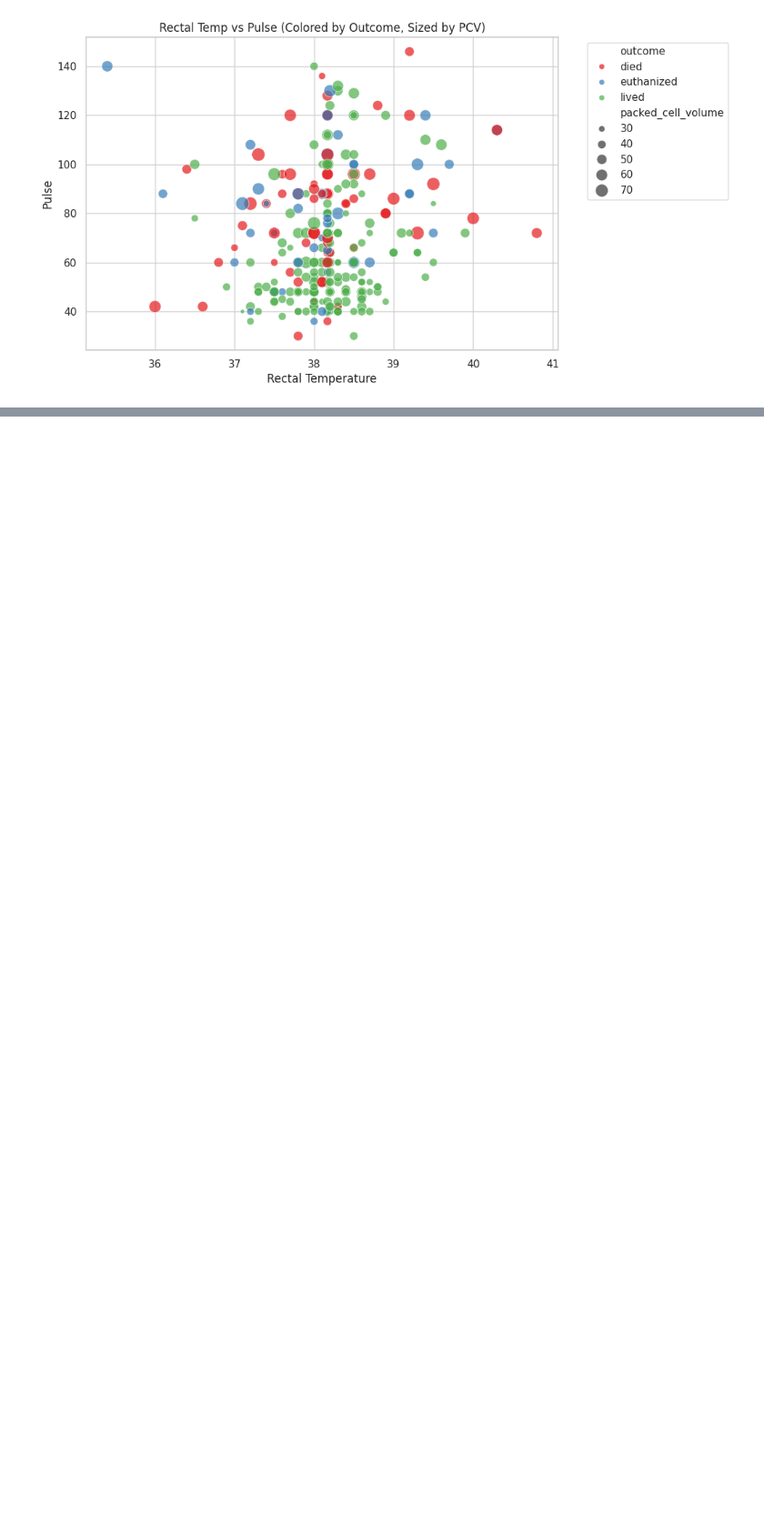
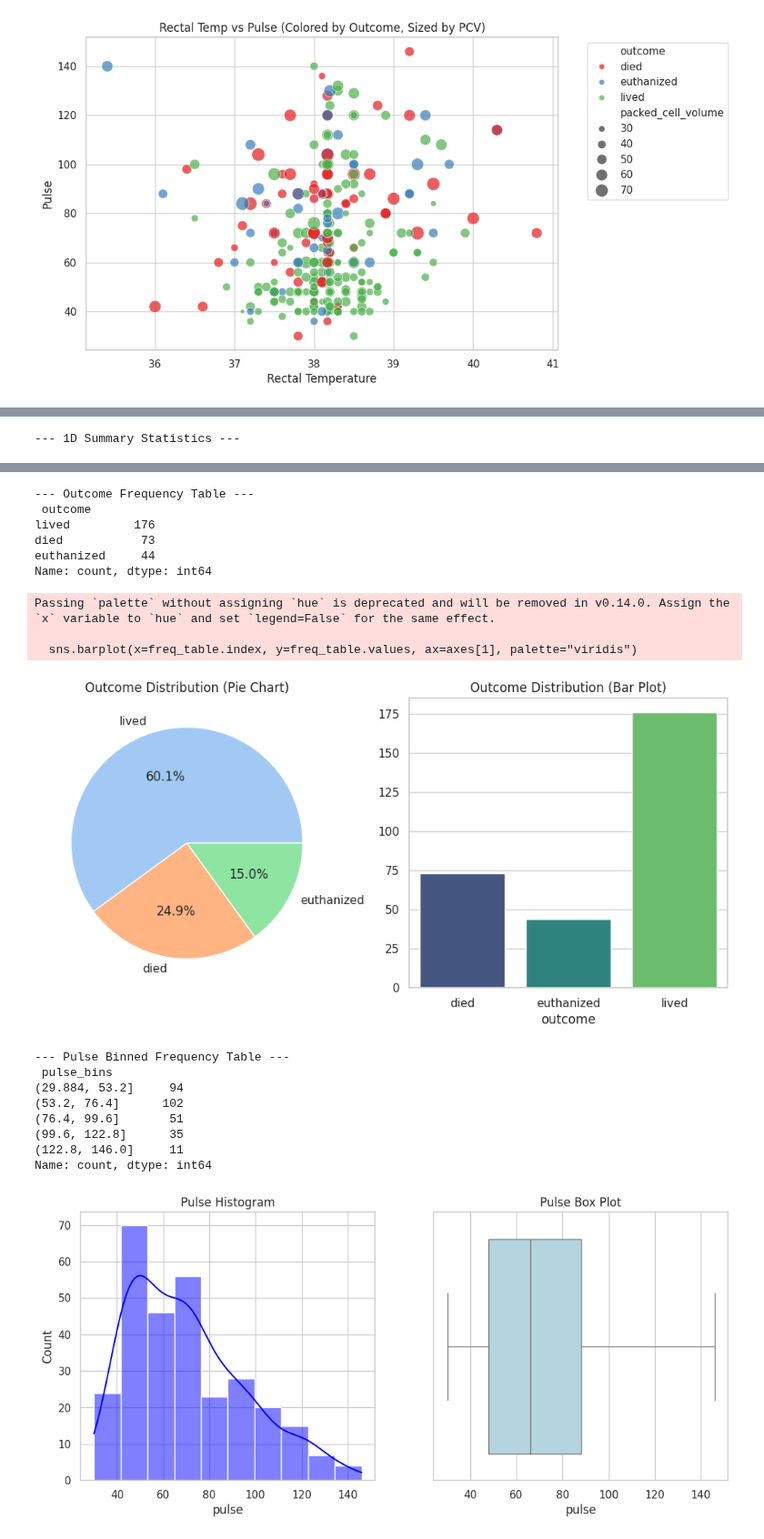
Before and after one commit to Rudragupta8777/Rudra-Gupta, a Jupyter notebook: Phase_1_EDA.ipynb, the cells around one changed output, grey strips where cells are left out. Shown at 91% size. Drawn from its saved outputs; the diff is of its cells as text; code cells hidden in the pictures; blank space fills up the shorter version.

Commit message:
PHASE 2: STATISTICAL ANALYSIS & CLUSTERING

```diff
--- a/Phase_1_EDA.ipynb
+++ b/Phase_1_EDA.ipynb
@@ -335,0 +347,44 @@ plt.show()
+# %%
+# I am creating a structured dataframe to store all summary statistics for numeric variables
+numeric_cols = ['rectal_temp', 'pulse', 'packed_cell_volume']
+stats_df = pd.DataFrame({
+    'Mean': df[numeric_cols].mean(),
+    'Median': df[numeric_cols].median(),
+    'Min': df[numeric_cols].min(),
+    'Max': df[numeric_cols].max(),
+    'Range': df[numeric_cols].max() - df[numeric_cols].min(),
+    'Variance': df[numeric_cols].var(),
+    'Std_Dev': df[numeric_cols].std(),
+    'IQR': df[numeric_cols].apply(stats.iqr),
+    'Skewness': df[numeric_cols].apply(stats.skew, nan_policy='omit'),
+    'Kurtosis': df[numeric_cols].apply(stats.kurtosis, nan_policy='omit')
+})
+print("--- 1D Summary Statistics ---")
+display(stats_df)
+
+# Frequency and relative frequency for a categorical variable ('outcome')
+freq_table = df['outcome'].value_counts()
+rel_freq_table = df['outcome'].value_counts(normalize=True) * 100
+print("\n--- Outcome Frequency Table ---\n", freq_table)
+
+# Visualizing categorical distribution: Pie and Bar charts
+fig, axes = plt.subplots(1, 2, figsize=(12, 5))
+axes[0].pie(freq_table, labels=freq_table.index, autopct='%1.1f%%', colors=sns.color_palette("pastel"))
+axes[0].set_title('Outcome Distribution (Pie Chart)')
+sns.barplot(x=freq_table.index, y=freq_table.values, ax=axes[1], palette="viridis")
+axes[1].set_title('Outcome Distribution (Bar Plot)')
+plt.show()
+
+# Frequency table with bin intervals for a numerical variable ('pulse')
+df['pulse_bins'] = pd.cut(df['pulse'], bins=5)
+print("\n--- Pulse Binned Frequency Table ---\n", df['pulse_bins'].value_counts().sort_index())
+
+# Visualizing numerical distribution: Histogram and Boxplot
+fig, axes = plt.subplots(1, 2, figsize=(12, 5))
+sns.histplot(df['pulse'], bins=10, kde=True, ax=axes[0], color='blue')
+axes[0].set_title('Pulse Histogram')
+sns.boxplot(x=df['pulse'], ax=axes[1], color='lightblue')
+axes[1].set_title('Pulse Box Plot')
+plt.show()
+# %% [output]
+--- 1D Summary Statistics ---
@@ -335,0 +395,19 @@ plt.show()
+--- Outcome Frequency Table ---
+ outcome
+lived         176
+died           73
+euthanized     44
+Name: count, dtype: int64
+Passing `palette` without assigning `hue` is deprecated and will be removed in v0.14.0. Assign the `x` variable to `hue` and set `legend=False` for the same effect.
+
+  sns.barplot(x=freq_table.index, y=freq_table.values, ax=axes[1], palette="viridis")
+[figure, added]
+--- Pulse Binned Frequency Table ---
+ pulse_bins
+(29.884, 53.2]     94
+(53.2, 76.4]      102
+(76.4, 99.6]       51
+(99.6, 122.8]      35
+(122.8, 146.0]     11
+Name: count, dtype: int64
+[figure, added]
```
Also changed, not shown: parts of 22 cells of this notebook.
